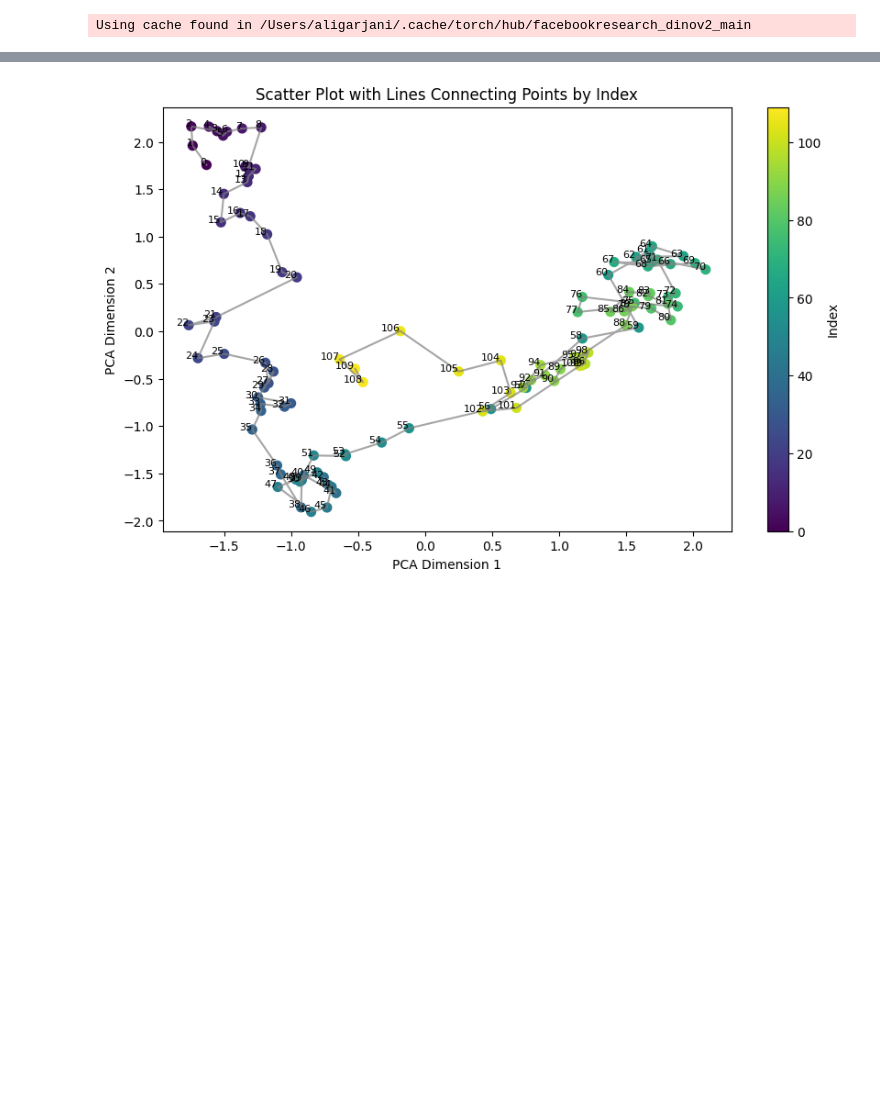
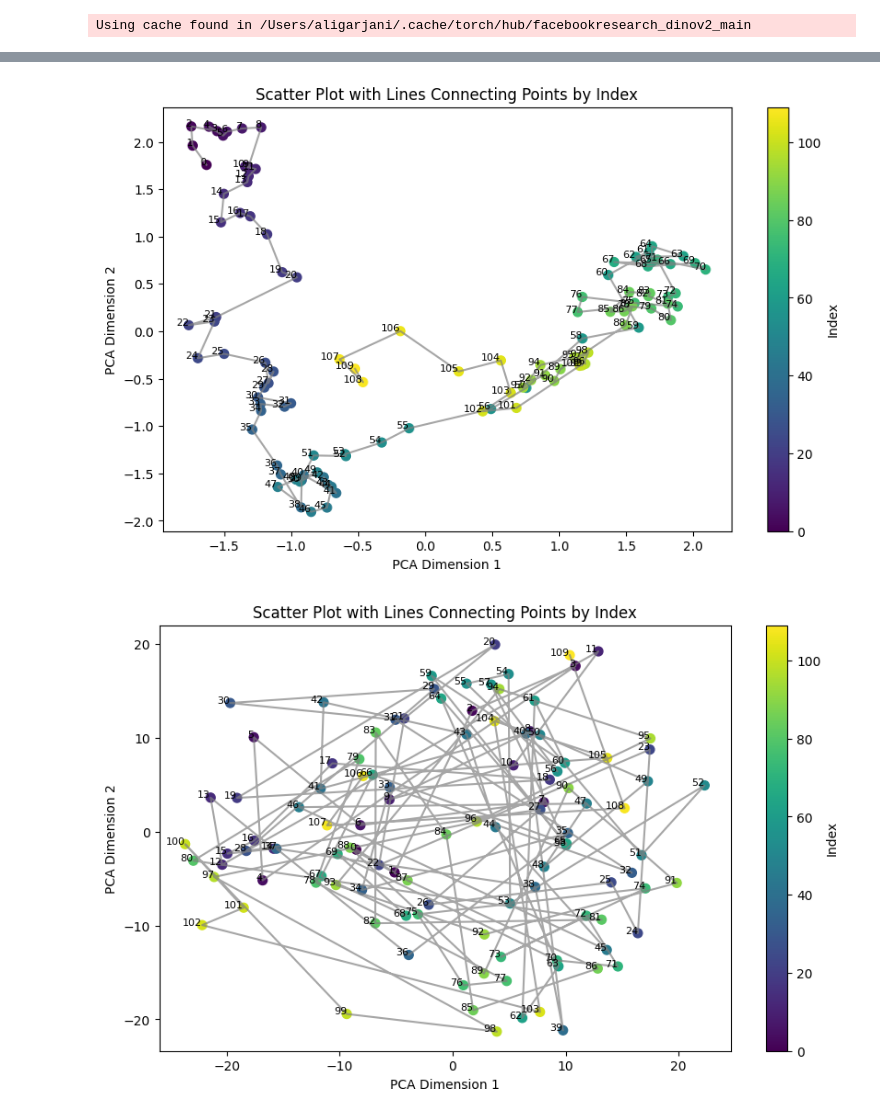
Before and after one commit to garjania/coview, a Jupyter notebook: notebooks/global-temporal-analysis.ipynb, the cells around one changed output, grey strips where cells are left out. Saved outputs shown, nothing was run; the diff lists cells and outputs as text; code cells hidden in the pictures; blank space fills up the shorter version.

```diff
--- a/notebooks/global-temporal-analysis.ipynb
+++ b/notebooks/global-temporal-analysis.ipynb
@@ -145,20 +214,22 @@ def moco_forward(x):
 # %%
 def run(clip_range, forward_fn):
     clip_frames_path = video_frames_path[slice(*[c - 1 for c in clip_range])]
     tensors = data_process(clip_frames_path)
     all_embeddings = []
     for input_tensor in batchify(tensors, 5):
         with torch.no_grad():
             embeddings = forward_fn(input_tensor)
             all_embeddings.append(embeddings)
     all_embeddings = torch.cat(all_embeddings)
     reduced_array = pca(all_embeddings)
     plot_pca(reduced_array)
 
 run([315, 425], forward_fn=dino_forward)
 run([315, 425], forward_fn=clip_forward)
 run([315, 425], forward_fn=moco_forward)
+run([315, 425], forward_fn=frame_encoder_forward)
 # %% [output]
 [figure]
 [figure]
 [figure]
+[figure, added]
```
Also changed, not shown: parts of 1 cell of this notebook, 1 other file.
